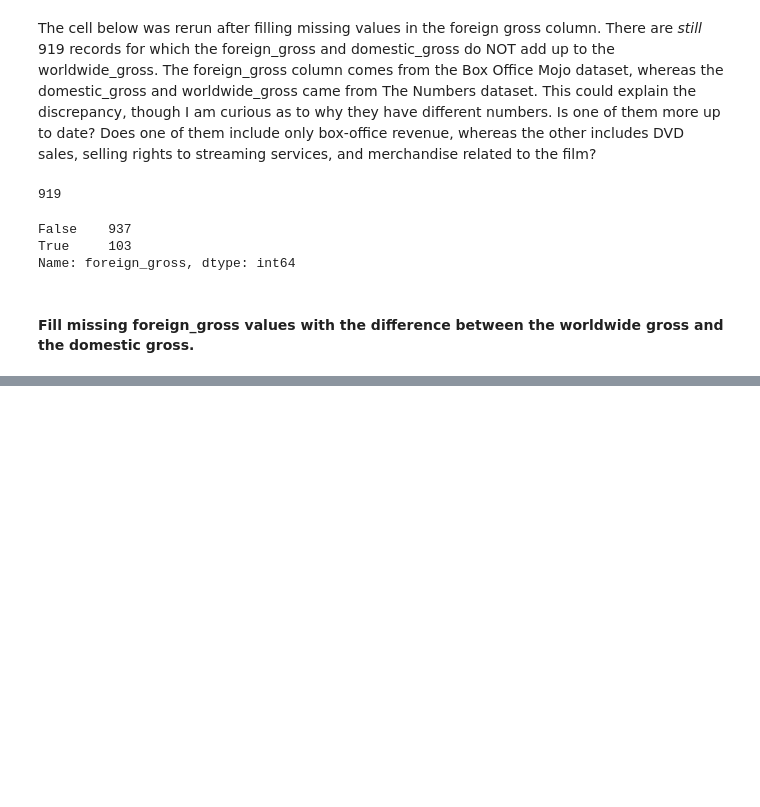
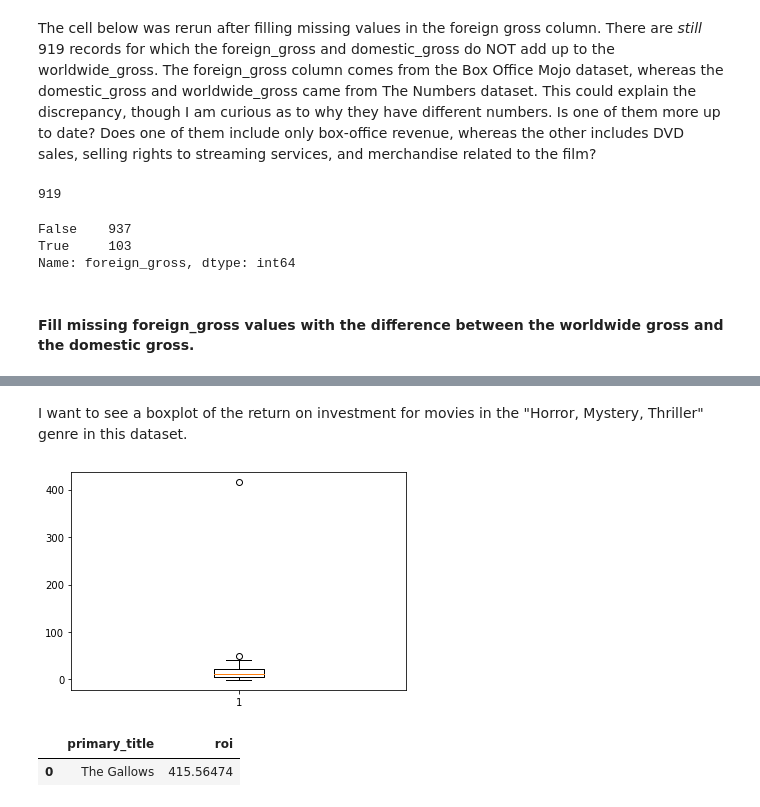
Before and after one commit to ran0027/microsoft_movie_analysis, a Jupyter notebook: Untitled.ipynb, the cells around one changed output, grey strips where cells are left out. Cells and saved outputs as stored; diff of their text form; code cells hidden in the pictures; blank space fills up the shorter version.

Commit message:
Load, transform and join kaggle data; determine genre combination with highest average roi

```diff
--- a/Untitled.ipynb
+++ b/Untitled.ipynb
@@ -291,0 +544,2 @@ movie_data['foreign_gross'].fillna(value=computed_foreign_gross, inplace=True)
+# %%
+all_movies['budget'] = all_movies['budget'].map(fill_zeros)
@@ -291,0 +578,2 @@ movie_data['foreign_gross'].fillna(value=computed_foreign_gross, inplace=True)
+# %%
+all_movies.dropna(subset=['worldwide_gross'], inplace=True)
@@ -291,0 +587,2 @@ movie_data['foreign_gross'].fillna(value=computed_foreign_gross, inplace=True)
+# %%
+all_movies['roi'] = (all_movies['worldwide_gross'] - all_movies['production_budget']) / all_movies['production_budget']
@@ -291,0 +645,20 @@ movie_data['foreign_gross'].fillna(value=computed_foreign_gross, inplace=True)
+# %% [markdown]
+I want to see a boxplot of the return on investment for movies in the "Horror, Mystery, Thriller" genre in this dataset.
+# %%
+hmt_roi = all_movies.loc[ all_movies['genres'] == 'Horror,Mystery,Thriller' ]['roi']
+# %%
+fig, ax = plt.subplots()
+
+ax.boxplot(hmt_roi);
+# %% [output]
+[figure, added]
+# %%
+query = ''' SELECT primary_title, roi
+            FROM all_movies
+            WHERE roi > 400
+            ;
+            '''
+psdf(query)
+# %% [output]
+|  | primary_title | roi |
+| 0 | The Gallows | 415.56474 |
```
Also changed, not shown: parts of 61 cells of this notebook.
